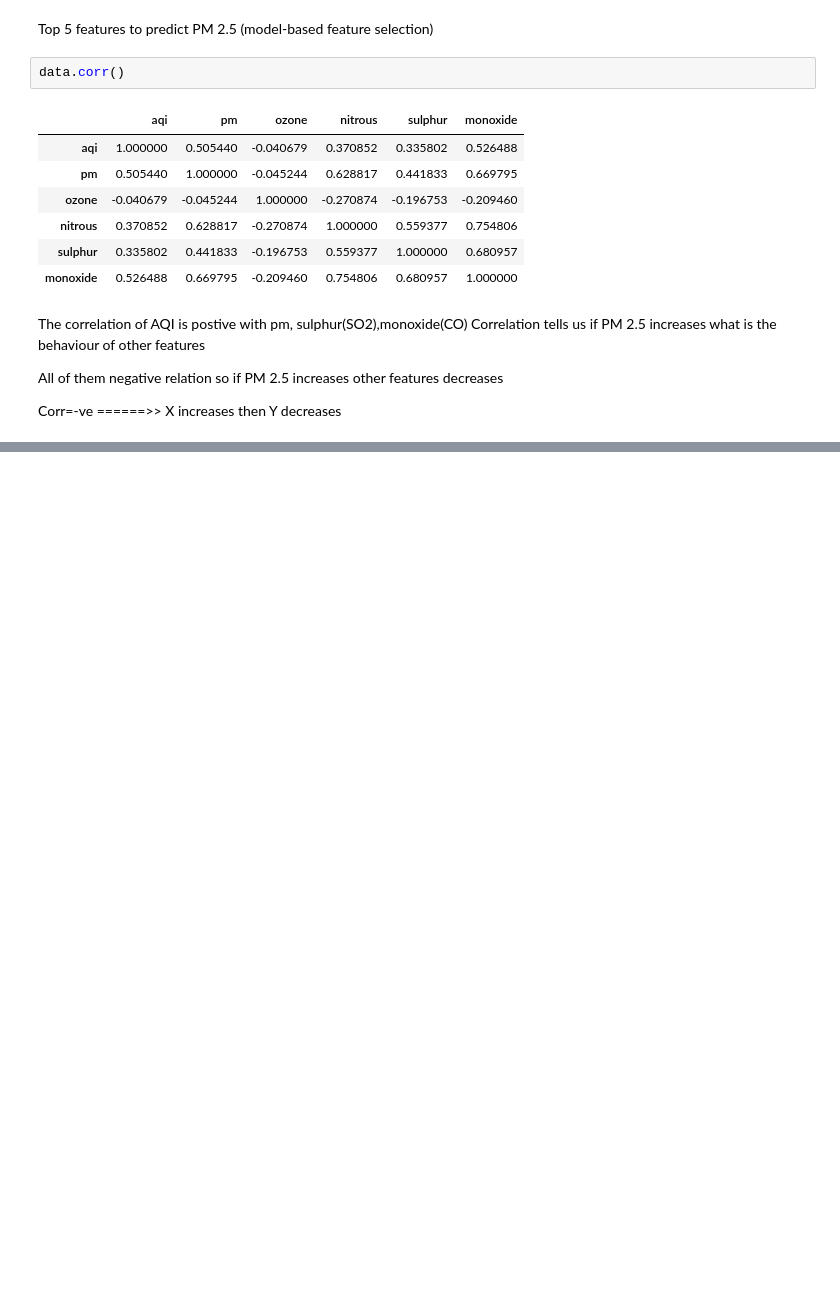
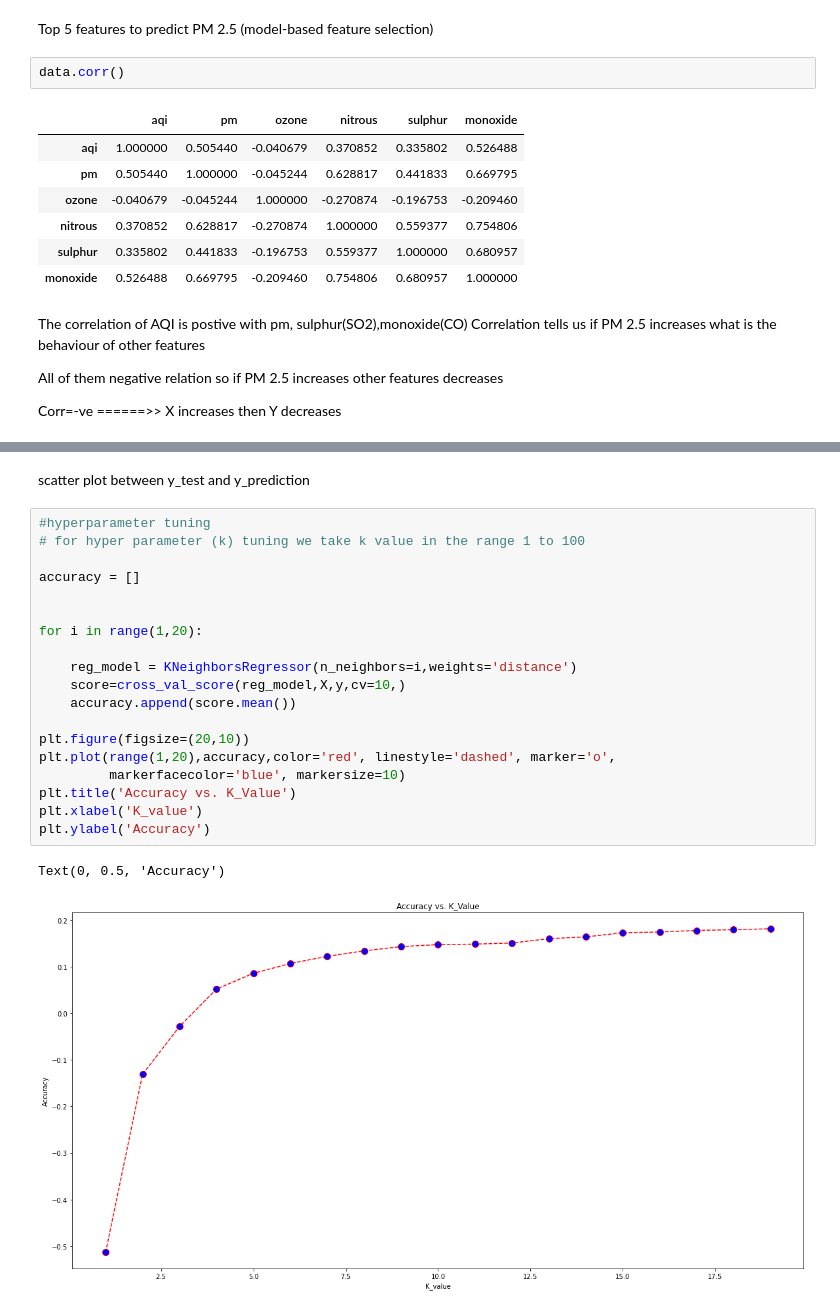
Before and after one commit to RiyaParikh0112/AQI-Prediction-Service, a Jupyter notebook: aqi-prediction-service.ipynb, the cells around one changed output, grey strips where cells are left out. Drawn from its saved outputs; the diff is of its cells as text; blank space fills up the shorter version.

Commit message:
Kaggle Notebook | AQI Prediction Service | Version 5

```diff
--- a/aqi-prediction-service.ipynb
+++ b/aqi-prediction-service.ipynb
@@ -195,0 +208,24 @@ NameError: name 'KNeighborsRegressor' is not defined
+# %% [markdown]
+scatter plot between y_test and y_prediction
+# %%
+#hyperparameter tuning
+# for hyper parameter (k) tuning we take k value in the range 1 to 100
+
+accuracy = []
+
+
+for i in range(1,20):
+
+    reg_model = KNeighborsRegressor(n_neighbors=i,weights='distance')
+    score=cross_val_score(reg_model,X,y,cv=10,)
+    accuracy.append(score.mean())
+
+plt.figure(figsize=(20,10))
+plt.plot(range(1,20),accuracy,color='red', linestyle='dashed', marker='o',
+         markerfacecolor='blue', markersize=10)
+plt.title('Accuracy vs. K_Value')
+plt.xlabel('K_value')
+plt.ylabel('Accuracy')
+# %% [output]
+Text(0, 0.5, 'Accuracy')
+[figure, added]
```
Also changed, not shown: parts of 8 cells of this notebook.
